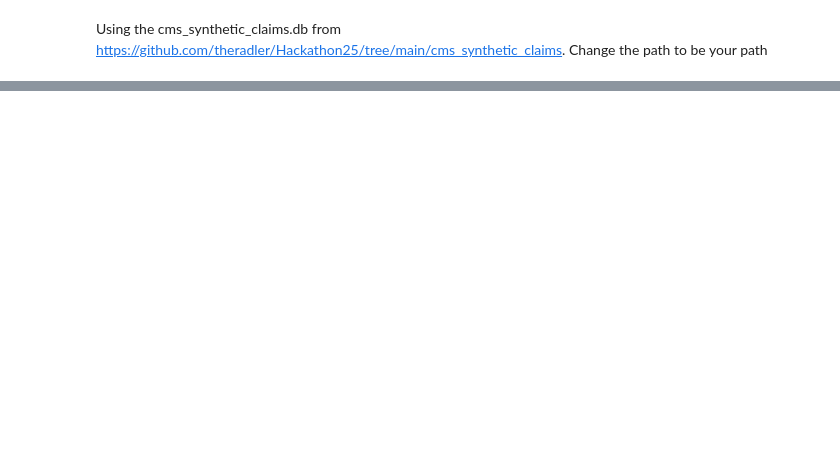
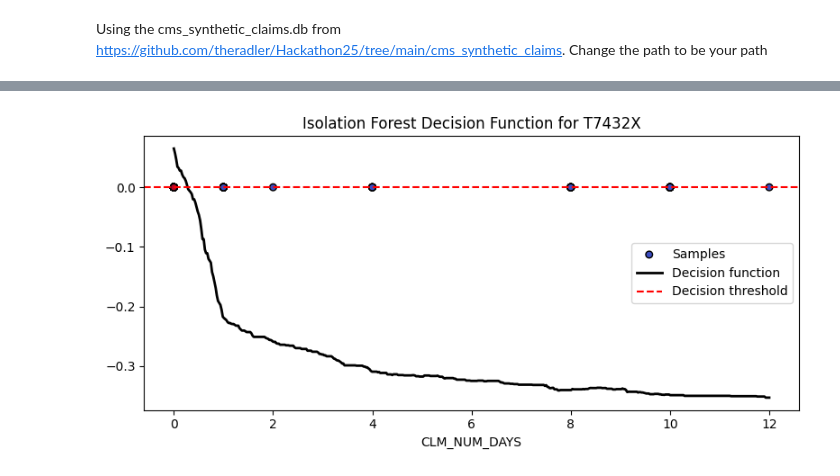
Before and after one commit to edauteuil-nuan/Hackathon25, a Jupyter notebook: dareynol.ipynb, the cells around one changed output, grey strips where cells are left out. Saved outputs shown, nothing was run; the diff lists cells and outputs as text; code cells hidden in the pictures; blank space fills up the shorter version.

```diff
--- a/dareynol.ipynb
+++ b/dareynol.ipynb
@@ -104,0 +166,26 @@ array([[<Axes: title={'center': 'CLM_PMT_AMT'}>]], dtype=object)
+# %%
+from sklearn.ensemble import IsolationForest
+import numpy as np
+
+# length_stays
+
+stays_rs = df_inpatient_subset[df_inpatient_subset['PRNCPAL_DGNS_CD'] == code]['CLM_NUM_DAYS'].values.reshape(-1, 1)
+
+iso = IsolationForest(random_state=42, contamination='auto')
+iso = iso.fit(stays_rs)
+
+# For a single feature, DecisionBoundaryDisplay will show the threshold(s) as vertical lines.
+# Let's plot the data and the decision function for the 1D case.
+plt.figure(figsize=(8, 4))
+plt.scatter(stays_rs, np.zeros_like(stays_rs), c=iso.predict(stays_rs), cmap='coolwarm', s=30, edgecolor='k', label='Samples')
+xx = np.linspace(stays_rs.min(), stays_rs.max(), 500).reshape(-1, 1)
+decision = iso.decision_function(xx)
+plt.plot(xx, decision, color='black', lw=2, label='Decision function')
+plt.axhline(0, color='red', linestyle='--', label='Decision threshold')
+plt.xlabel('CLM_NUM_DAYS')
+plt.title(f'Isolation Forest Decision Function for {code}')
+plt.legend()
+plt.tight_layout()
+plt.show()
+# %% [output]
+[figure, added]
```
Also changed, not shown: parts of 7 cells of this notebook.
